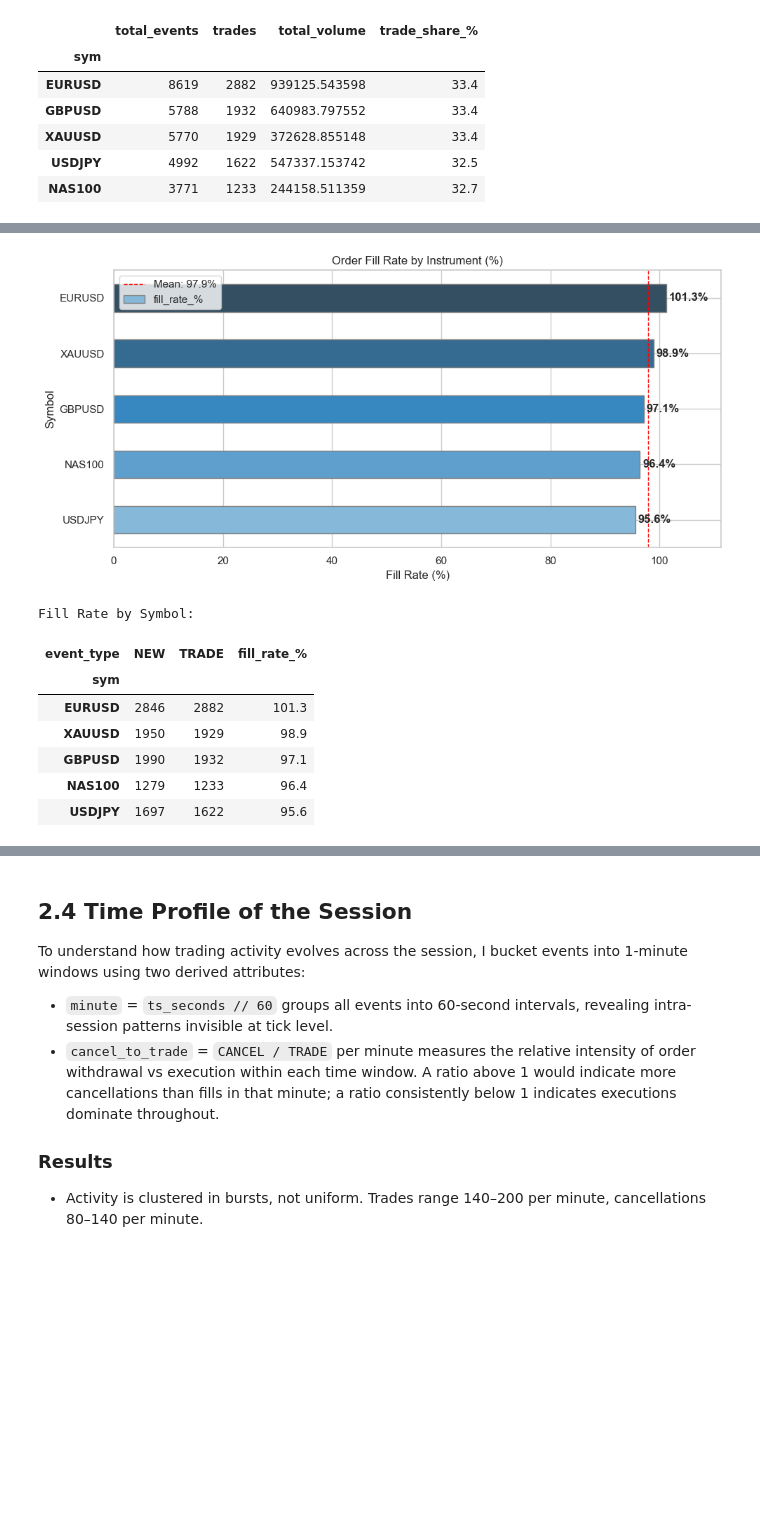
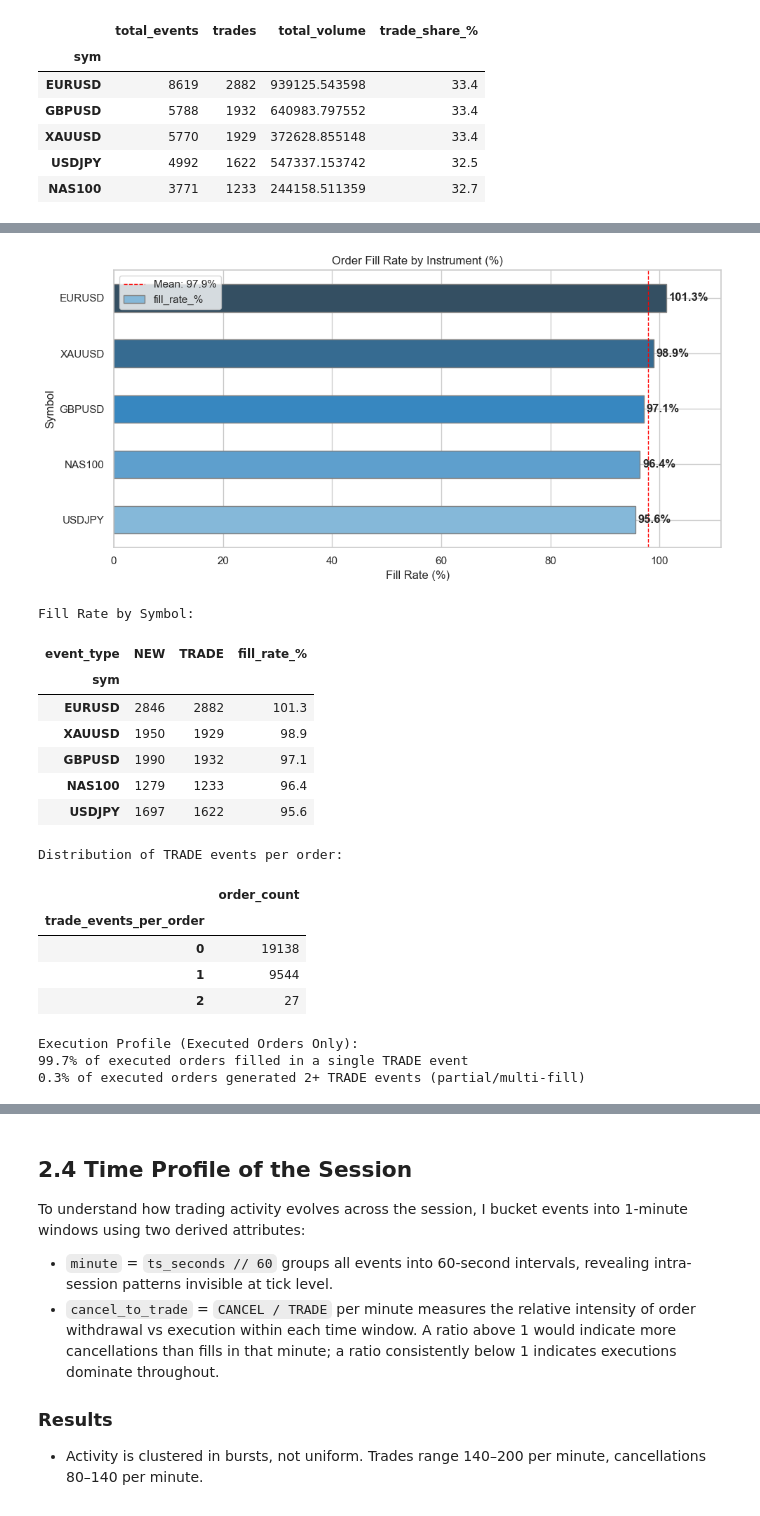
Before and after one commit to Anaswar-ash/Test, a Jupyter notebook: liquidity_and_e-trading_analyst_test_a.ipynb, the cells around one changed output, grey strips where cells are left out. Drawn from its saved outputs; the diff is of its cells as text; code cells hidden in the pictures; blank space fills up the shorter version.

```diff
--- a/liquidity_and_e-trading_analyst_test_a.ipynb
+++ b/liquidity_and_e-trading_analyst_test_a.ipynb
@@ -632,6 +635,7 @@ events from a single NEW order.
 # Pivot event type counts per symbol into a wide table
 # Each row = one instrument, each column = one event type
 # fill_value=0 ensures missing event types default to 0 not NaN
+
 event_by_sym = (
     df_clean.groupby(["sym", "event_type"])
     .size()
@@ -663,31 +667,67 @@ for i, v in enumerate(fill_rate):
 # Add mean reference line for easy comparison across instruments
 plt.axvline(
     fill_rate.mean(),
     color="red",
     linestyle="--",
     linewidth=1,
     label=f"Mean: {fill_rate.mean():.1f}%"
 )
 
 # Chart formatting
 plt.title("Order Fill Rate by Instrument (%)")
 plt.xlabel("Fill Rate (%)")
 plt.ylabel("Symbol")
 plt.xlim(0, max(fill_rate) + 10)
 plt.legend()
 plt.tight_layout()
 plt.show()
 
 # Supporting table showing raw NEW, TRADE counts and derived fill rate
 print("\nFill Rate by Symbol:")
-display(event_by_sym[["NEW", "TRADE", "fill_rate_%"]].sort_values("fill_rate_%", ascending=False).round(1))
+display(event_by_sym[["NEW", "TRADE", "fill_rate_%"]]
+        .sort_values("fill_rate_%", ascending=False).round(1))
+
+# Order-level TRADE count per order_id
+trades_per_order = (
+    df_clean.groupby("order_id")["event_type"]
+    .apply(lambda x: (x == "TRADE").sum())
+)
+
+# Distribution of TRADE-event counts
+trade_count_dist = trades_per_order.value_counts().sort_index()
+
+print("\nDistribution of TRADE events per order:")
+display(trade_count_dist.rename_axis("trade_events_per_order").to_frame("order_count"))
+
+# Percentage summary for executed orders only
+executed_orders = trade_count_dist[trade_count_dist.index > 0]
+total_executed = executed_orders.sum()
+
+if total_executed > 0:
+    single_fill_pct = (executed_orders.get(1, 0) / total_executed) * 100
+    multi_fill_pct = (executed_orders[executed_orders.index >= 2].sum() / total_executed) * 100
+else:
+    single_fill_pct, multi_fill_pct = 0, 0
+
+print("\nExecution Profile (Executed Orders Only):")
+print(f"{single_fill_pct:.1f}% of executed orders filled in a single TRADE event")
+print(f"{multi_fill_pct:.1f}% of executed orders generated 2+ TRADE events (partial/multi-fill)")
 # %% [output]
 [figure]
 Fill Rate by Symbol:
 | event_type | NEW | TRADE | fill_rate_% |
 | sym |  |  |  |
 | EURUSD | 2846 | 2882 | 101.3 |
 | XAUUSD | 1950 | 1929 | 98.9 |
 | GBPUSD | 1990 | 1932 | 97.1 |
 | NAS100 | 1279 | 1233 | 96.4 |
 | USDJPY | 1697 | 1622 | 95.6 |
+Distribution of TRADE events per order:
+|  | order_count |
+| trade_events_per_order |  |
+| 0 | 19138 |
+| 1 | 9544 |
+| 2 | 27 |
+Execution Profile (Executed Orders Only):
+99.7% of executed orders filled in a single TRADE event
+0.3% of executed orders generated 2+ TRADE events (partial/multi-fill)
```
Also changed, not shown: parts of 4 cells of this notebook.
